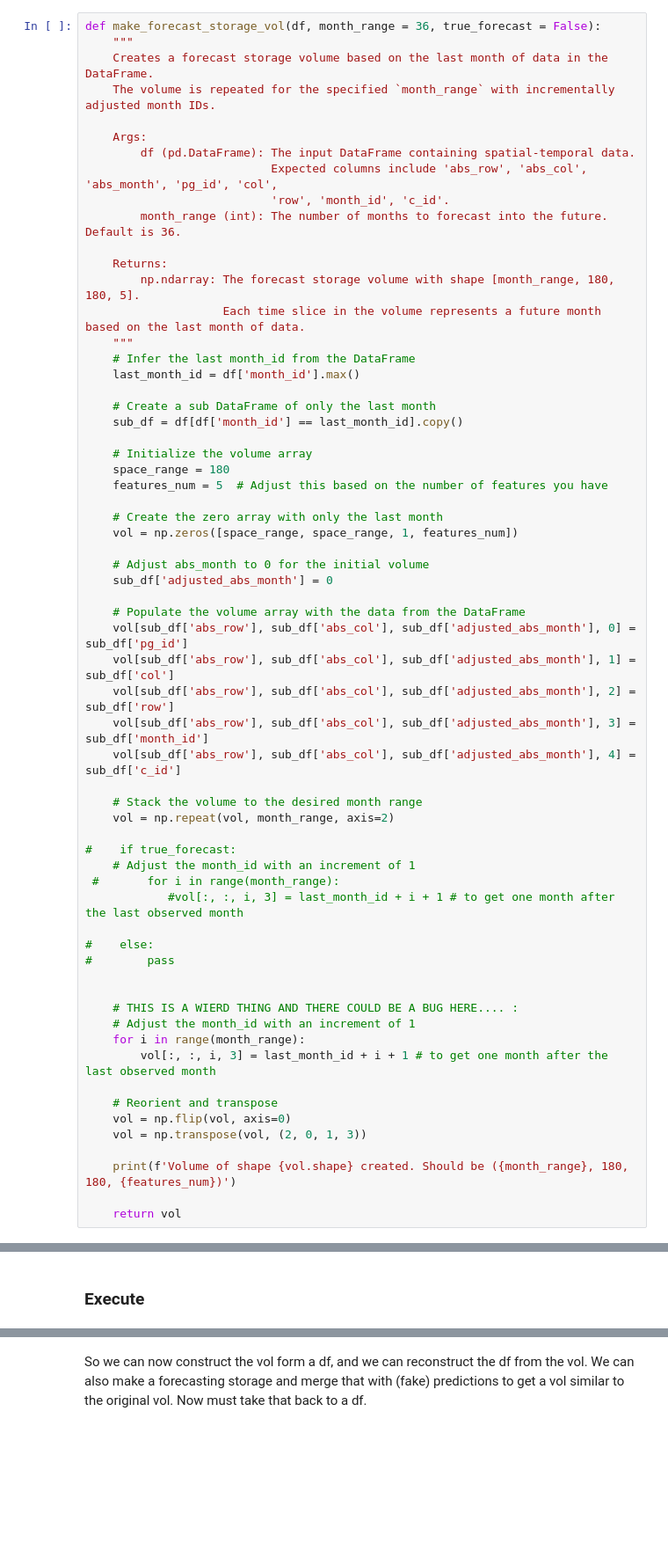
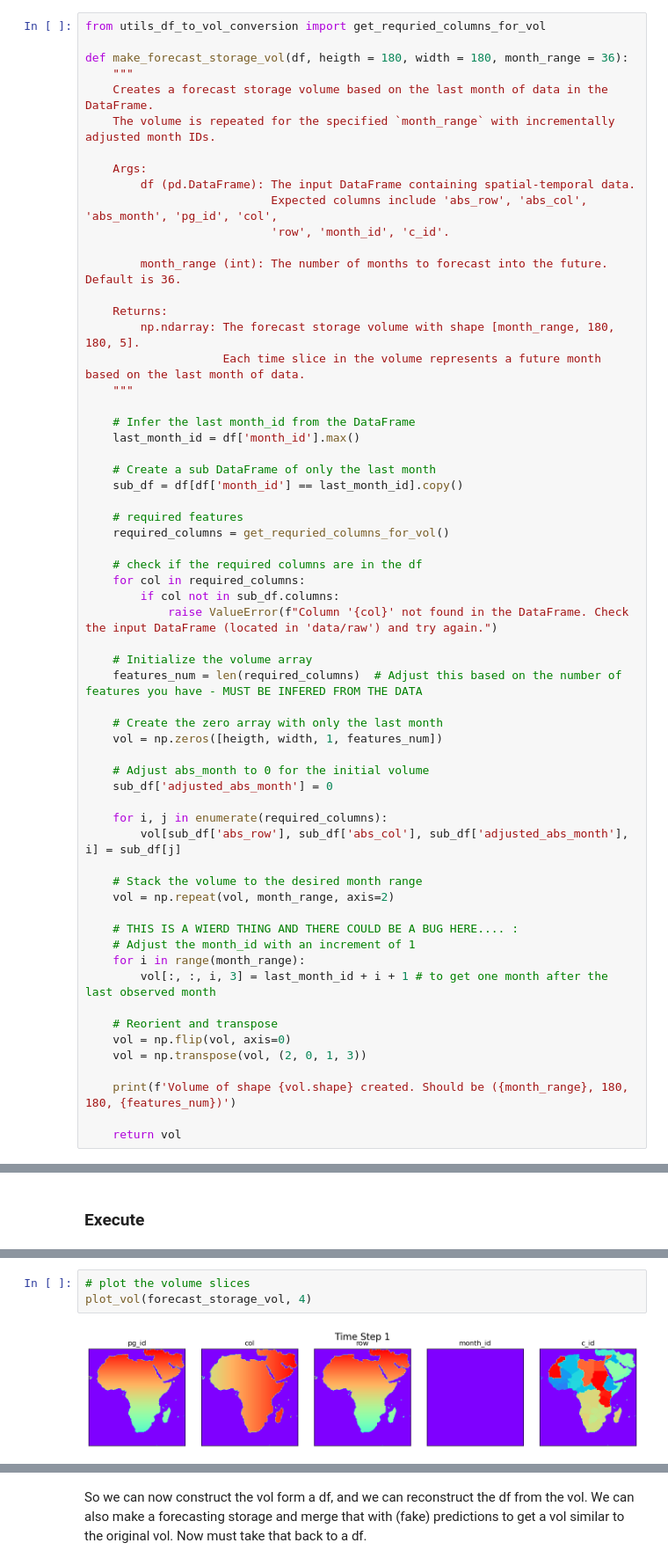
Before and after one commit to prio-data/views_pipeline, a Jupyter notebook: models/purple_alien/notebooks/test_to_prediction_store.ipynb, the cells around one changed output, grey strips where cells are left out. Shown at 88% size. Cells and saved outputs as stored; diff of their text form; blank space fills up the shorter version.

Commit message:
towards real forecasting

```diff
--- a/models/purple_alien/notebooks/test_to_prediction_store.ipynb
+++ b/models/purple_alien/notebooks/test_to_prediction_store.ipynb
@@ -662,7 +336,9 @@ def generate_fake_vol(vol, month_range=36):
 
     return fake_vol
 # %%
-def make_forecast_storage_vol(df, month_range = 36, true_forecast = False):
+from utils_df_to_vol_conversion import get_requried_columns_for_vol
+
+def make_forecast_storage_vol(df, heigth = 180, width = 180, month_range = 36):
     """
     Creates a forecast storage volume based on the last month of data in the DataFrame.
     The volume is repeated for the specified `month_range` with incrementally adjusted month IDs.
@@ -671,46 +347,42 @@ def make_forecast_storage_vol(df, month_range = 36, true_forecast = False):
         df (pd.DataFrame): The input DataFrame containing spatial-temporal data.
                            Expected columns include 'abs_row', 'abs_col', 'abs_month', 'pg_id', 'col',
                            'row', 'month_id', 'c_id'.
+
         month_range (int): The number of months to forecast into the future. Default is 36.
 
     Returns:
         np.ndarray: The forecast storage volume with shape [month_range, 180, 180, 5].
                     Each time slice in the volume represents a future month based on the last month of data.
     """
+
     # Infer the last month_id from the DataFrame
     last_month_id = df['month_id'].max()
 
     # Create a sub DataFrame of only the last month
     sub_df = df[df['month_id'] == last_month_id].copy()
 
+    # required features
+    required_columns = get_requried_columns_for_vol()
+
+    # check if the required columns are in the df
+    for col in required_columns:
+        if col not in sub_df.columns:
+            raise ValueError(f"Column '{col}' not found in the DataFrame. Check the input DataFrame (located in 'data/raw') and try again.")
+
     # Initialize the volume array
-    space_range = 180
-    features_num = 5  # Adjust this based on the number of features you have
+    features_num = len(required_columns)  # Adjust this based on the number of features you have - MUST BE INFERED FROM THE DATA
 
     # Create the zero array with only the last month
-    vol = np.zeros([space_range, space_range, 1, features_num])
+    vol = np.zeros([heigth, width, 1, features_num])
 
     # Adjust abs_month to 0 for the initial volume
     sub_df['adjusted_abs_month'] = 0
 
-    # Populate the volume array with the data from the DataFrame
-    vol[sub_df['abs_row'], sub_df['abs_col'], sub_df['adjusted_abs_month'], 0] = sub_df['pg_id']
-    vol[sub_df['abs_row'], sub_df['abs_col'], sub_df['adjusted_abs_month'], 1] = sub_df['col']
-    vol[sub_df['abs_row'], sub_df['abs_col'], sub_df['adjusted_abs_month'], 2] = sub_df['row']
-    vol[sub_df['abs_row'], sub_df['abs_col'], sub_df['adjusted_abs_month'], 3] = sub_df['month_id']
-    vol[sub_df['abs_row'], sub_df['abs_col'], sub_df['adjusted_abs_month'], 4] = sub_df['c_id']
+    for i, j in enumerate(required_columns):
+        vol[sub_df['abs_row'], sub_df['abs_col'], sub_df['adjusted_abs_month'], i] = sub_df[j]
 
     # Stack the volume to the desired month range
     vol = np.repeat(vol, month_range, axis=2)
-
-#    if true_forecast:
-    # Adjust the month_id with an increment of 1
- #       for i in range(month_range):
-            #vol[:, :, i, 3] = last_month_id + i + 1 # to get one month after the last observed month
-
-#    else:
-#        pass
-
 
     # THIS IS A WIERD THING AND THERE COULD BE A BUG HERE.... :
     # Adjust the month_id with an increment of 1
@@ -854,0 +555,5 @@ check_vol_equal(vol, new_vol)
+# %%
+# plot the volume slices
+plot_vol(forecast_storage_vol, 4)
+# %% [output]
+[figure, added]
```
Also changed, not shown: parts of 39 cells of this notebook.
